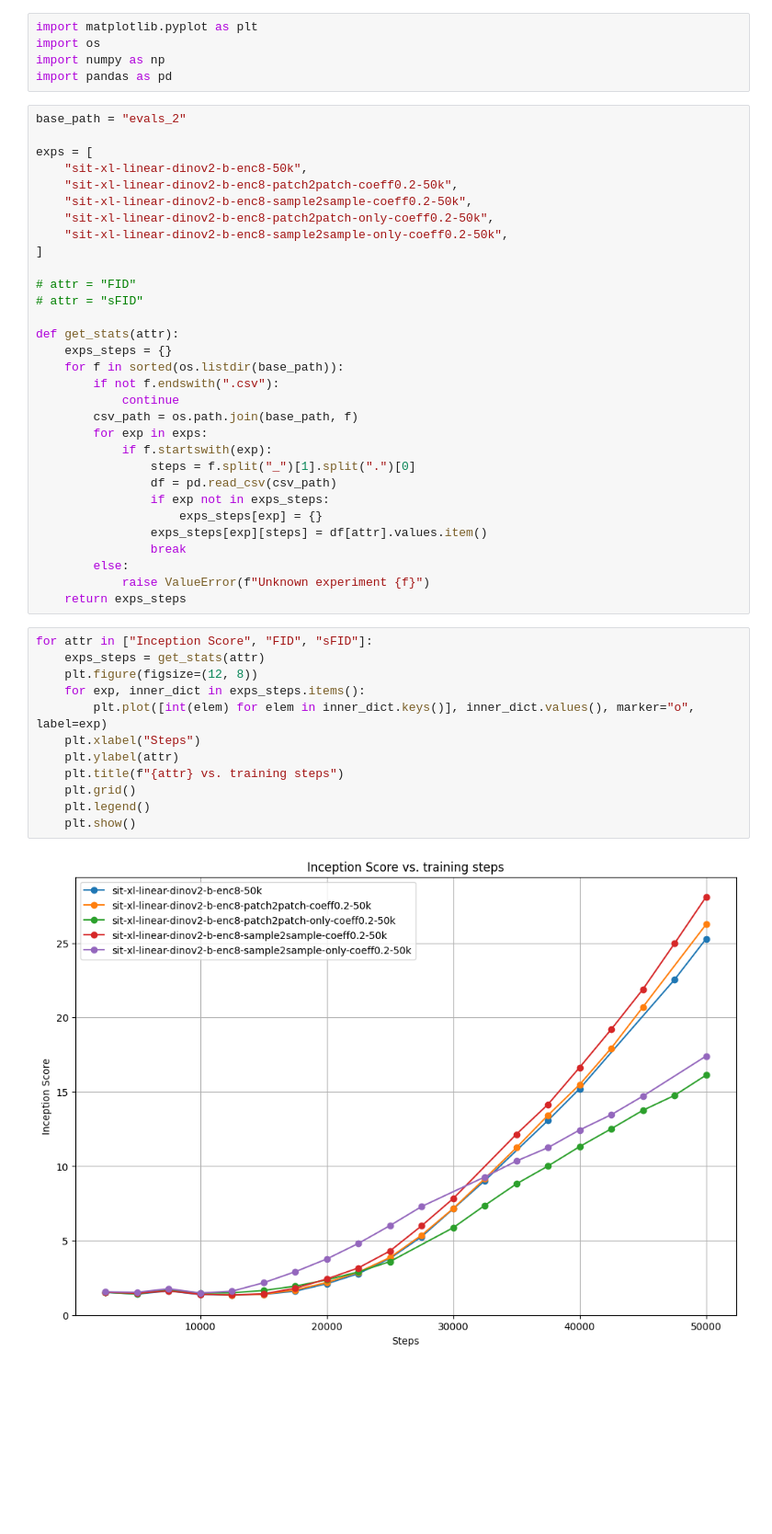
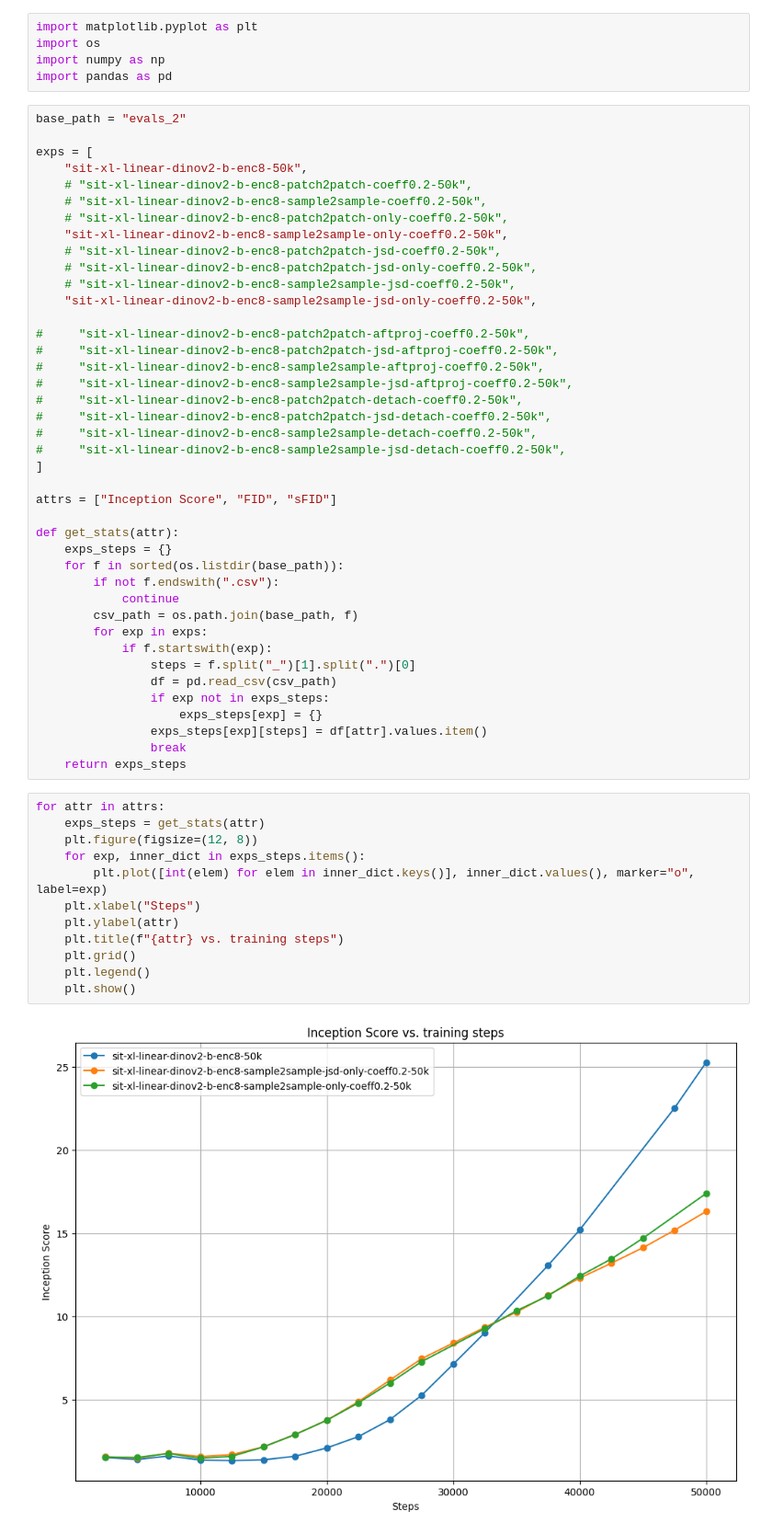
Before and after one commit to xingjianleng/REPA, a Jupyter notebook: notebooks/eval_2_plots.ipynb, the cells around one changed output. Shown: that part at 92% size. Saved outputs shown, nothing was run; the diff lists cells and outputs as text; blank space fills up the shorter version.

Commit message:
Update automated eval config and result visualization notebook

```diff
--- a/notebooks/eval_2_plots.ipynb
+++ b/notebooks/eval_2_plots.ipynb
@@ -14,14 +14,26 @@ base_path = "evals_2"
 
 exps = [
     "sit-xl-linear-dinov2-b-enc8-50k",
-    "sit-xl-linear-dinov2-b-enc8-patch2patch-coeff0.2-50k",
-    "sit-xl-linear-dinov2-b-enc8-sample2sample-coeff0.2-50k",
-    "sit-xl-linear-dinov2-b-enc8-patch2patch-only-coeff0.2-50k",
+    # "sit-xl-linear-dinov2-b-enc8-patch2patch-coeff0.2-50k",
+    # "sit-xl-linear-dinov2-b-enc8-sample2sample-coeff0.2-50k",
+    # "sit-xl-linear-dinov2-b-enc8-patch2patch-only-coeff0.2-50k",
     "sit-xl-linear-dinov2-b-enc8-sample2sample-only-coeff0.2-50k",
+    # "sit-xl-linear-dinov2-b-enc8-patch2patch-jsd-coeff0.2-50k",
+    # "sit-xl-linear-dinov2-b-enc8-patch2patch-jsd-only-coeff0.2-50k",
+    # "sit-xl-linear-dinov2-b-enc8-sample2sample-jsd-coeff0.2-50k",
+    "sit-xl-linear-dinov2-b-enc8-sample2sample-jsd-only-coeff0.2-50k",
+
+#     "sit-xl-linear-dinov2-b-enc8-patch2patch-aftproj-coeff0.2-50k",
+#     "sit-xl-linear-dinov2-b-enc8-patch2patch-jsd-aftproj-coeff0.2-50k",
+#     "sit-xl-linear-dinov2-b-enc8-sample2sample-aftproj-coeff0.2-50k",
+#     "sit-xl-linear-dinov2-b-enc8-sample2sample-jsd-aftproj-coeff0.2-50k",
+#     "sit-xl-linear-dinov2-b-enc8-patch2patch-detach-coeff0.2-50k",
+#     "sit-xl-linear-dinov2-b-enc8-patch2patch-jsd-detach-coeff0.2-50k",
+#     "sit-xl-linear-dinov2-b-enc8-sample2sample-detach-coeff0.2-50k",
+#     "sit-xl-linear-dinov2-b-enc8-sample2sample-jsd-detach-coeff0.2-50k",
 ]
 
-# attr = "FID"
-# attr = "sFID"
+attrs = ["Inception Score", "FID", "sFID"]
 
 def get_stats(attr):
     exps_steps = {}
@@ -37,20 +49,18 @@ def get_stats(attr):
                     exps_steps[exp] = {}
                 exps_steps[exp][steps] = df[attr].values.item()
                 break
-        else:
-            raise ValueError(f"Unknown experiment {f}")
     return exps_steps
 # %%
-for attr in ["Inception Score", "FID", "sFID"]:
+for attr in attrs:
     exps_steps = get_stats(attr)
     plt.figure(figsize=(12, 8))
     for exp, inner_dict in exps_steps.items():
         plt.plot([int(elem) for elem in inner_dict.keys()], inner_dict.values(), marker="o", label=exp)
     plt.xlabel("Steps")
     plt.ylabel(attr)
     plt.title(f"{attr} vs. training steps")
     plt.grid()
     plt.legend()
     plt.show()
 # %% [output]
-[figure, old version]
+[figure, new version]
```
Also changed, not shown: parts of 1 cell of this notebook, 1 other file.
